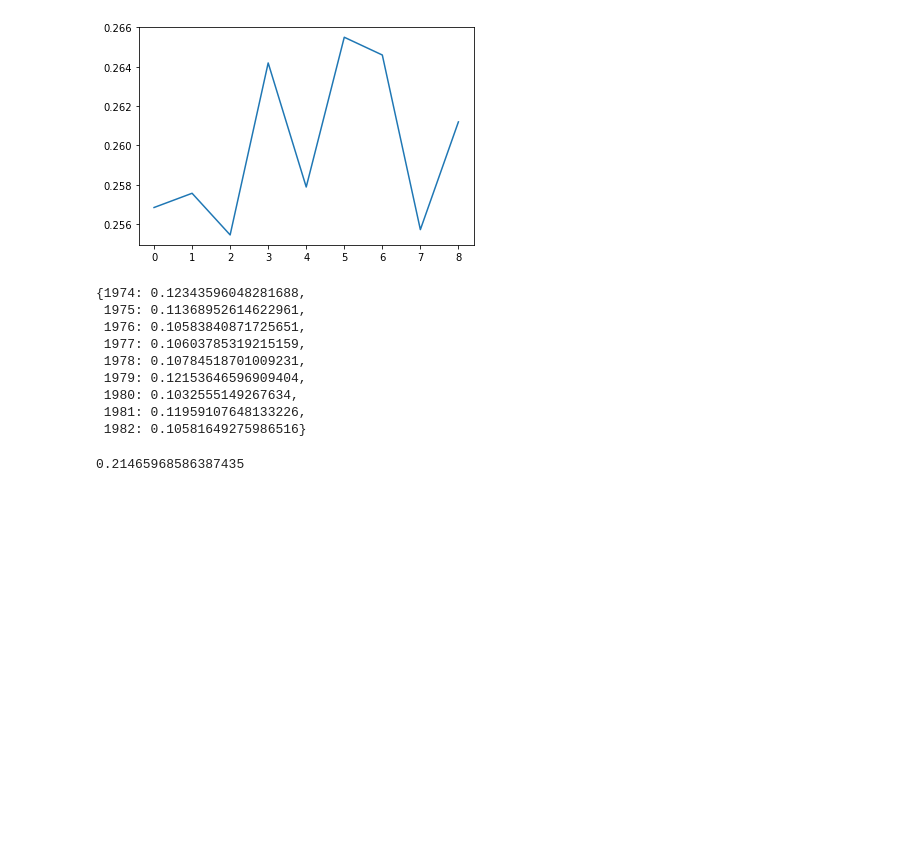
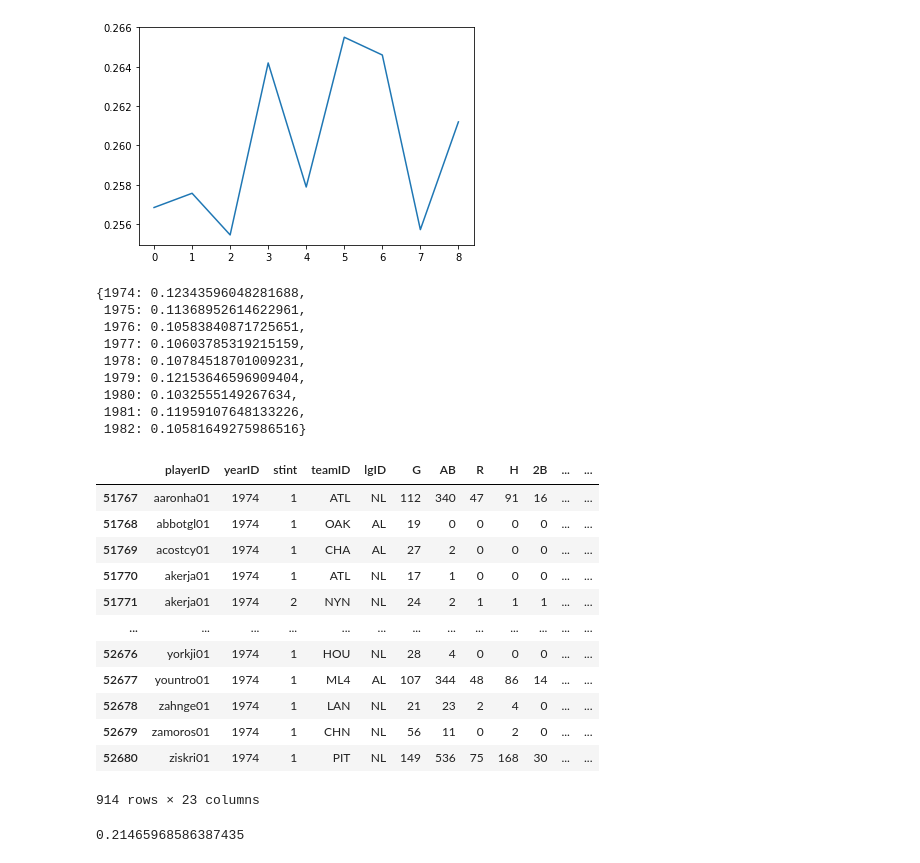
Before and after one commit to diegoleonardoro/mlb_analysis-, a Jupyter notebook: mendoza_line_comparisons.ipynb, the cells around one changed output. Cells and saved outputs as stored; diff of their text form; code cells hidden in the pictures; blank space fills up the shorter version.

Commit message:
data

```diff
--- a/mendoza_line_comparisons.ipynb
+++ b/mendoza_line_comparisons.ipynb
@@ -152,6 +207,22 @@ year_std_from_1974_to_1982
  1980: 0.1032555149267634,
  1981: 0.11959107648133226,
  1982: 0.10581649275986516}
+# %%
+data_by_year_list [0]
+# %% [output]
+|  | playerID | yearID | stint | teamID | lgID | G | AB | R | H | 2B | ... | ... |
+| 51767 | aaronha01 | 1974 | 1 | ATL | NL | 112 | 340 | 47 | 91 | 16 | ... | ... |
+| 51768 | abbotgl01 | 1974 | 1 | OAK | AL | 19 | 0 | 0 | 0 | 0 | ... | ... |
+| 51769 | acostcy01 | 1974 | 1 | CHA | AL | 27 | 2 | 0 | 0 | 0 | ... | ... |
+| 51770 | akerja01 | 1974 | 1 | ATL | NL | 17 | 1 | 0 | 0 | 0 | ... | ... |
+| 51771 | akerja01 | 1974 | 2 | NYN | NL | 24 | 2 | 1 | 1 | 1 | ... | ... |
+| ... | ... | ... | ... | ... | ... | ... | ... | ... | ... | ... | ... | ... |
+| 52676 | yorkji01 | 1974 | 1 | HOU | NL | 28 | 4 | 0 | 0 | 0 | ... | ... |
+| 52677 | yountro01 | 1974 | 1 | ML4 | AL | 107 | 344 | 48 | 86 | 14 | ... | ... |
+| 52678 | zahnge01 | 1974 | 1 | LAN | NL | 21 | 23 | 2 | 4 | 0 | ... | ... |
+| 52679 | zamoros01 | 1974 | 1 | CHN | NL | 56 | 11 | 0 | 2 | 0 | ... | ... |
+| 52680 | ziskri01 | 1974 | 1 | PIT | NL | 149 | 536 | 75 | 168 | 30 | ... | ... |
+914 rows × 23 columns
 # %%
 #mendoza:
 # %%
```
Also changed, not shown: parts of 18 cells of this notebook, 10 other files.
